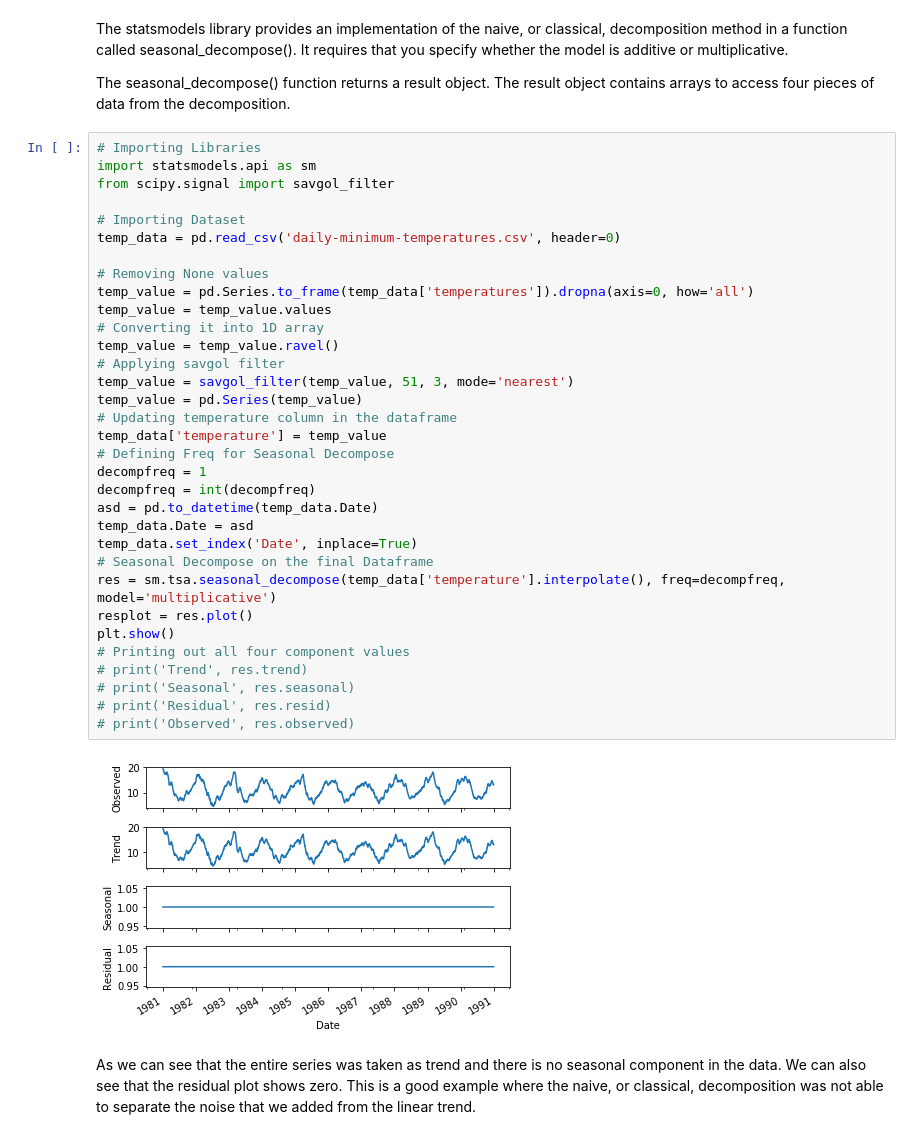
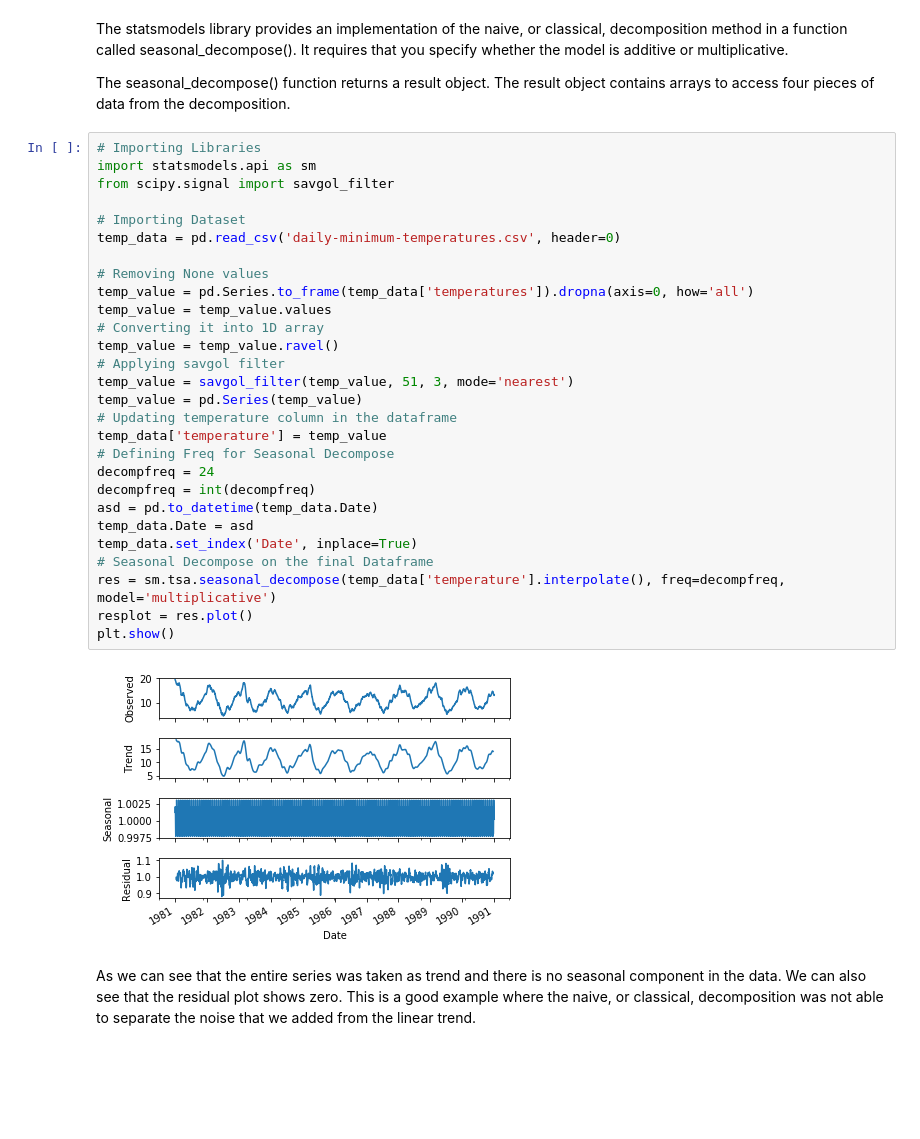
Before and after one commit to Deepshikha05/Time-Series-Analysis, a Jupyter notebook: Time-Series-Analysis-All-Topics-Covered.ipynb, the cells around one changed output. Saved outputs shown, nothing was run; the diff lists cells and outputs as text; blank space fills up the shorter version.

```diff
--- a/Time-Series-Analysis-All-Topics-Covered.ipynb
+++ b/Time-Series-Analysis-All-Topics-Covered.ipynb
@@ -380,38 +380,33 @@ The seasonal_decompose() function returns a result object. The result object con
 # %%
 # Importing Libraries
 import statsmodels.api as sm
 from scipy.signal import savgol_filter
 
 # Importing Dataset
 temp_data = pd.read_csv('daily-minimum-temperatures.csv', header=0)
 
 # Removing None values
 temp_value = pd.Series.to_frame(temp_data['temperatures']).dropna(axis=0, how='all')
 temp_value = temp_value.values
 # Converting it into 1D array
 temp_value = temp_value.ravel()
 # Applying savgol filter
 temp_value = savgol_filter(temp_value, 51, 3, mode='nearest')
 temp_value = pd.Series(temp_value)
 # Updating temperature column in the dataframe
 temp_data['temperature'] = temp_value
 # Defining Freq for Seasonal Decompose
-decompfreq = 1
+decompfreq = 24
 decompfreq = int(decompfreq)
 asd = pd.to_datetime(temp_data.Date)
 temp_data.Date = asd
 temp_data.set_index('Date', inplace=True)
 # Seasonal Decompose on the final Dataframe
 res = sm.tsa.seasonal_decompose(temp_data['temperature'].interpolate(), freq=decompfreq, model='multiplicative')
 resplot = res.plot()
 plt.show()
-# Printing out all four component values
-# print('Trend', res.trend)
-# print('Seasonal', res.seasonal)
-# print('Residual', res.resid)
-# print('Observed', res.observed)
 # %% [output]
-[figure, old version]
+[figure, new version]
 # %% [markdown]
 As we can see that the entire series was taken as trend and there is no seasonal component in the data.
 We can also see that the residual plot shows zero. This is a good example where the naive, or classical, decomposition was not able to separate the noise that we added from the linear trend.
```
Also changed, not shown: parts of 3 cells of this notebook.
